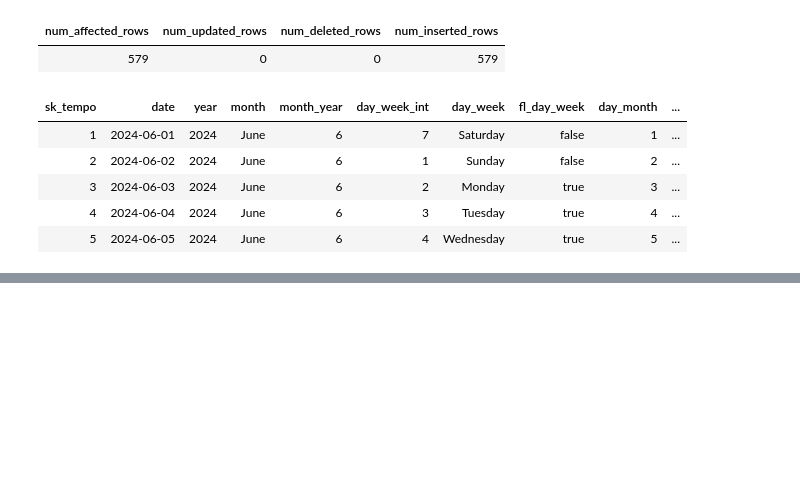
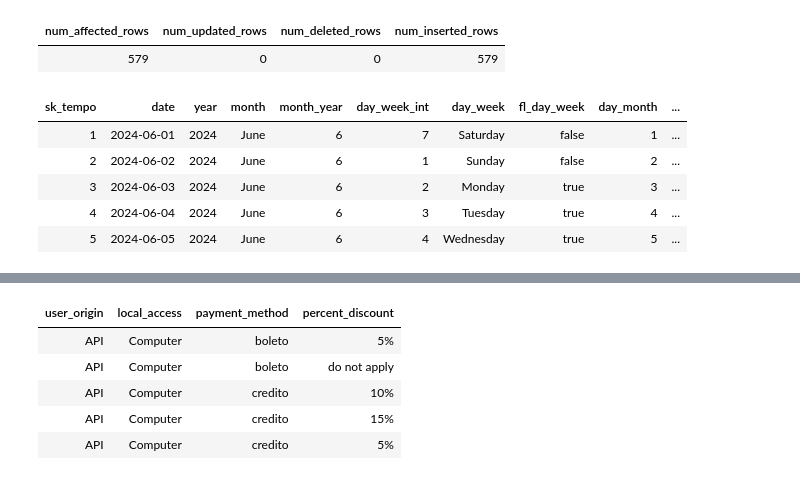
Before and after one commit to jmcabreira/DataPipeline-DataBricks, a Jupyter notebook: Load_Gold_Zone.ipynb, the cells around one changed output, grey strips where cells are left out. Cells and saved outputs as stored; diff of their text form; code cells hidden in the pictures; blank space fills up the shorter version.

```diff
--- a/Load_Gold_Zone.ipynb
+++ b/Load_Gold_Zone.ipynb
@@ -210,0 +233,20 @@ spark.sql("SELECT * FROM gold.dim_calendar LIMIT 5").display()
+# %%
+spark.sql( """
+    SELECT DISTINCT
+    s.origin user_origin ,
+    CASE WHEN s.origin = 'File' then "do not apply" ELSE a.local_access end as local_access,
+    s.payment_method,
+    coalesce(s.percent_discount, 'do not apply' ) as percent_discount
+    from silver.tb_sales as s
+    cross join silver.tb_access as a
+    order BY user_origin,local_access, payment_method, percent_discount
+""").createOrReplaceTempView("vw_dim_cod")
+
+spark.sql("select * from vw_dim_cod limit 5").display()
+# %% [output]
+| user_origin | local_access | payment_method | percent_discount |
+| API | Computer | boleto | 5% |
+| API | Computer | boleto | do not apply |
+| API | Computer | credito | 10% |
+| API | Computer | credito | 15% |
+| API | Computer | credito | 5% |
```
Also changed, not shown: parts of 8 cells of this notebook.
